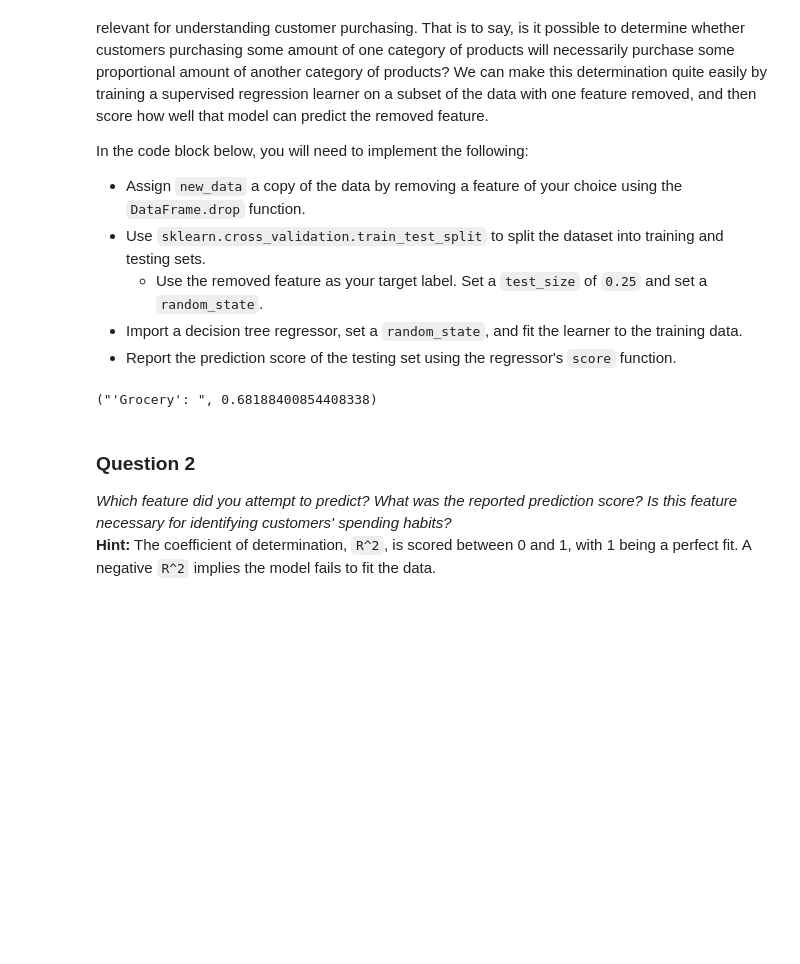
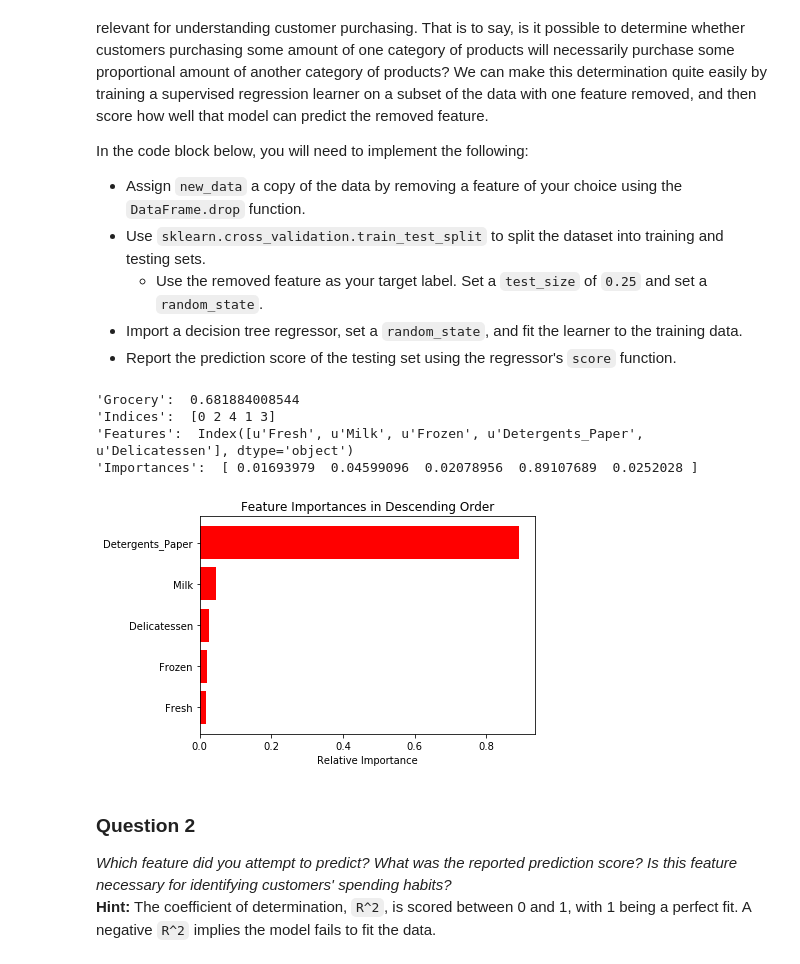
Before and after one commit to reallygooday/machine-learning, a Jupyter notebook: projects/customer_segments/customer_segments.ipynb, the cells around one changed output. Cells and saved outputs as stored; diff of their text form; code cells hidden in the pictures; blank space fills up the shorter version.

```diff
--- a/projects/customer_segments/customer_segments.ipynb
+++ b/projects/customer_segments/customer_segments.ipynb
@@ -132,25 +134,51 @@ In the code block below, you will need to implement the following:
 # %%
 import numpy as np
 from sklearn.cross_validation import train_test_split
 from sklearn import tree
 from sklearn.tree import DecisionTreeRegressor
+import matplotlib
+import matplotlib.pyplot as plt
 
 # TODO: Make a copy of the DataFrame, using the 'drop' function to drop the given feature
 grocery = data['Grocery']
 new_data = data.drop(['Grocery'], axis = 1)
 
 # TODO: Split the data into training and testing sets using the given feature as the target
 X_train, X_test, y_train, y_test = train_test_split(new_data, grocery, test_size=0.25, random_state=42)
 
 # TODO: Create a decision tree regressor and fit it to the training set
 regressor = DecisionTreeRegressor(random_state=42)
 regressor.fit(X_train, y_train)
 
 # TODO: Report the score of the prediction using the testing set
 score = regressor.score(X_test, y_test)
-print("'Grocery': ", score)
+print "'Grocery': ", score
+
+# geting importances from the decision tree regressor
+importances = regressor.feature_importances_
+
+# sorting importances in descending order
+indices = np.argsort(importances)
+
+# geting the five features from the data set
+features = new_data.columns[0:5]
+
+# ploting importances with a horizontal bar chart
+plt.figure(1)
+plt.title('Feature Importances in Descending Order')
+plt.barh(range(len(indices)), importances[indices], color='r', align='center')
+plt.yticks(range(len(indices)), features[indices])
+plt.xlabel('Relative Importance')
+
+print "'Indices': ", indices
+print "'Features': ", features
+print "'Importances': ", importances
 # %% [output]
-("'Grocery': ", 0.68188400854408338)
+'Grocery':  0.681884008544
+'Indices':  [0 2 4 1 3]
+'Features':  Index([u'Fresh', u'Milk', u'Frozen', u'Detergents_Paper', u'Delicatessen'], dtype='object')
+'Importances':  [ 0.01693979  0.04599096  0.02078956  0.89107689  0.0252028 ]
+[figure, added]
 # %% [markdown]
 ### Question 2
 *Which feature did you attempt to predict? What was the reported prediction score? Is this feature necessary for identifying customers' spending habits?*
```
Also changed, not shown: parts of 15 cells of this notebook, 1 other file.
